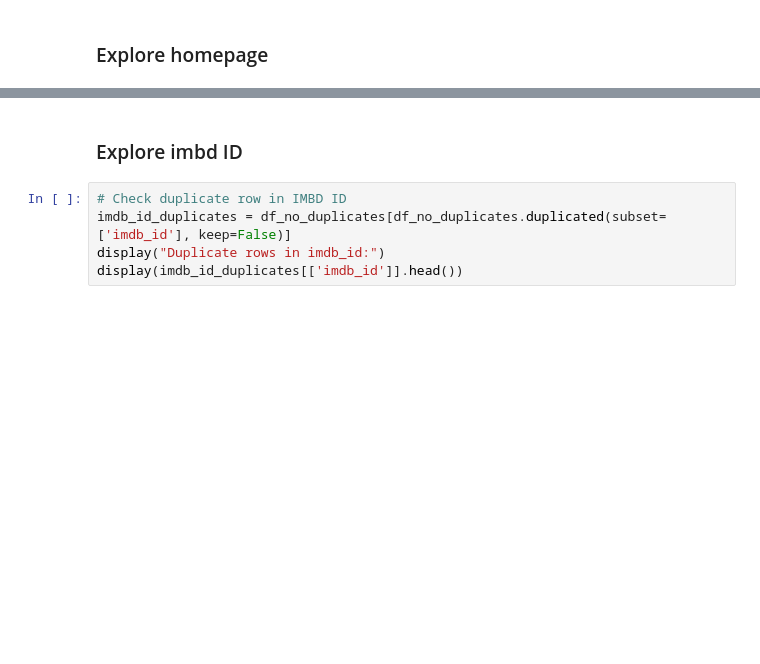
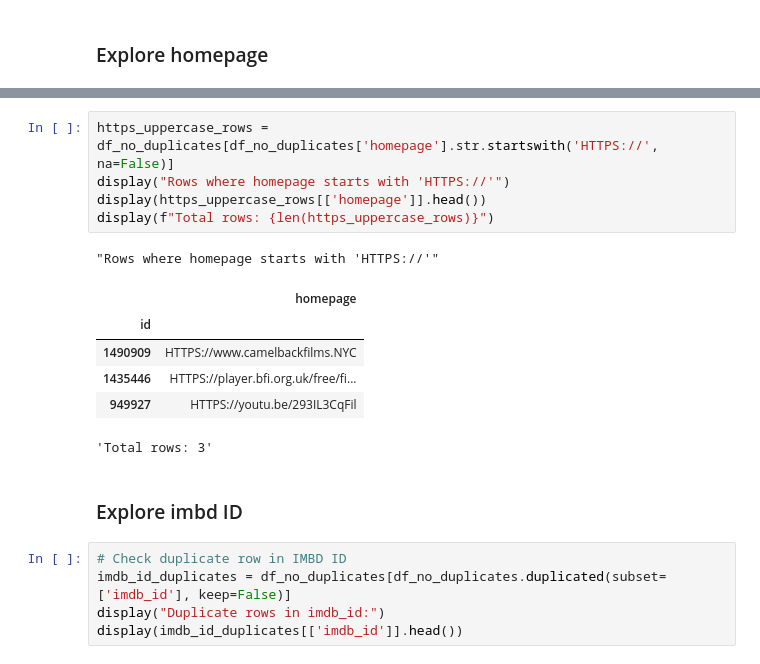
Before and after one commit to 6587093polakornming/Airflow_Spark_Local, a Jupyter notebook: eda/eda_notebook.ipynb, the cells around one changed output, grey strips where cells are left out. Cells and saved outputs as stored; diff of their text form; blank space fills up the shorter version.

```diff
--- a/eda/eda_notebook.ipynb
+++ b/eda/eda_notebook.ipynb
@@ -934,3 +1018,16 @@ Name: homepage, dtype: object
+# %%
+https_uppercase_rows = df_no_duplicates[df_no_duplicates['homepage'].str.startswith('HTTPS://', na=False)]
+display("Rows where homepage starts with 'HTTPS://'")
+display(https_uppercase_rows[['homepage']].head())
+display(f"Total rows: {len(https_uppercase_rows)}")
+# %% [output]
+"Rows where homepage starts with 'HTTPS://'"
+|  | homepage |
+| id |  |
+| 1490909 | HTTPS://www.camelbackfilms.NYC |
+| 1435446 | HTTPS://player.bfi.org.uk/free/fi... |
+| 949927 | HTTPS://youtu.be/293IL3CqFil |
+'Total rows: 3'
 # %% [markdown]
 ### Explore imbd ID
 # %%
```
Also changed, not shown: parts of 7 cells of this notebook.
